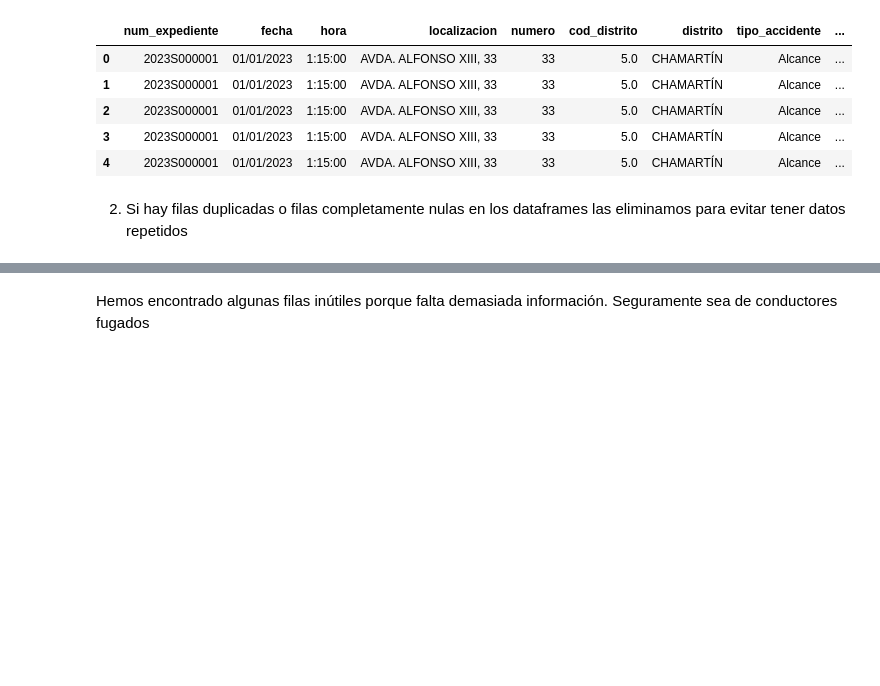
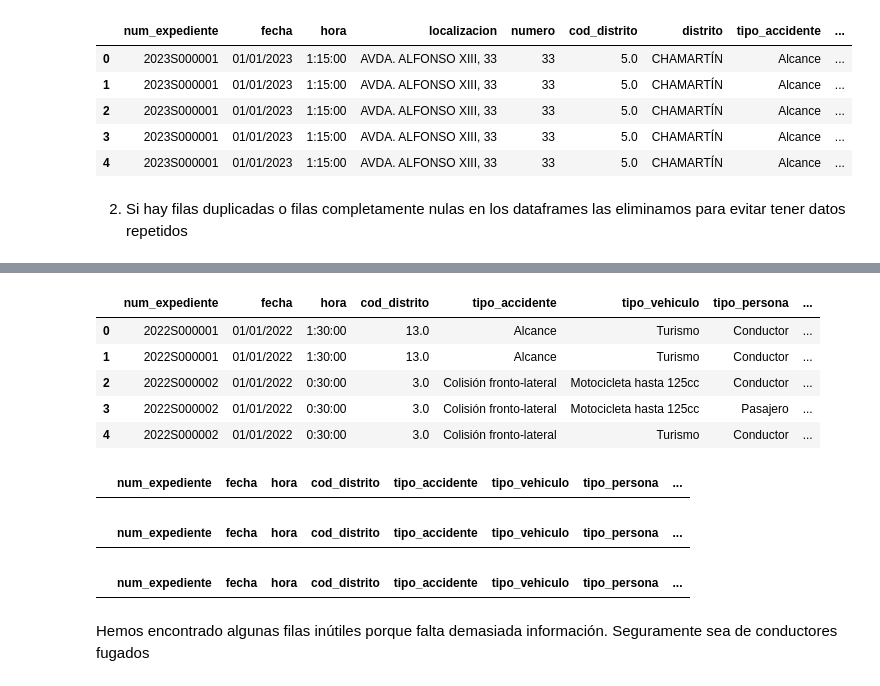
Before and after one commit to lucaramirezo/Traffic-Network-Transparency, a Jupyter notebook: Limpieza_Datos.ipynb, the cells around one changed output, grey strips where cells are left out. Saved outputs shown, nothing was run; the diff lists cells and outputs as text; code cells hidden in the pictures; blank space fills up the shorter version.

```diff
--- a/Limpieza_Datos.ipynb
+++ b/Limpieza_Datos.ipynb
@@ -41,3 +76,28 @@ accidentes_2023.dropna(how='all', inplace=True)
+# %%
+df_2022 = df_2022.dropna(subset=['tipo_accidente'])
+df_2022.head()
+# %% [output]
+|  | num_expediente | fecha | hora | cod_distrito | tipo_accidente | tipo_vehiculo | tipo_persona | ... |
+| 0 | 2022S000001 | 01/01/2022 | 1:30:00 | 13.0 | Alcance | Turismo | Conductor | ... |
+| 1 | 2022S000001 | 01/01/2022 | 1:30:00 | 13.0 | Alcance | Turismo | Conductor | ... |
+| 2 | 2022S000002 | 01/01/2022 | 0:30:00 | 3.0 | Colisión fronto-lateral | Motocicleta hasta 125cc | Conductor | ... |
+| 3 | 2022S000002 | 01/01/2022 | 0:30:00 | 3.0 | Colisión fronto-lateral | Motocicleta hasta 125cc | Pasajero | ... |
+| 4 | 2022S000002 | 01/01/2022 | 0:30:00 | 3.0 | Colisión fronto-lateral | Turismo | Conductor | ... |
+# %%
+filas_con_nulos = df_2022['sexo'].isnull()
+df_2022[filas_con_nulos]
+# %% [output]
+|  | num_expediente | fecha | hora | cod_distrito | tipo_accidente | tipo_vehiculo | tipo_persona | ... |
+# %%
+filas_con_nulos = df_2022['positiva_alcohol'].isnull()
+df_2022[filas_con_nulos]
+# %% [output]
+|  | num_expediente | fecha | hora | cod_distrito | tipo_accidente | tipo_vehiculo | tipo_persona | ... |
+# %%
+filas_con_nulos = df_2022['positiva_droga'].isnull()
+df_2022[filas_con_nulos]
+# %% [output]
+|  | num_expediente | fecha | hora | cod_distrito | tipo_accidente | tipo_vehiculo | tipo_persona | ... |
 # %% [markdown]
 Hemos encontrado algunas filas inútiles porque falta demasiada información. Seguramente sea de conductores fugados
 # %%
```
Also changed, not shown: parts of 5 cells of this notebook, 1 other file.
